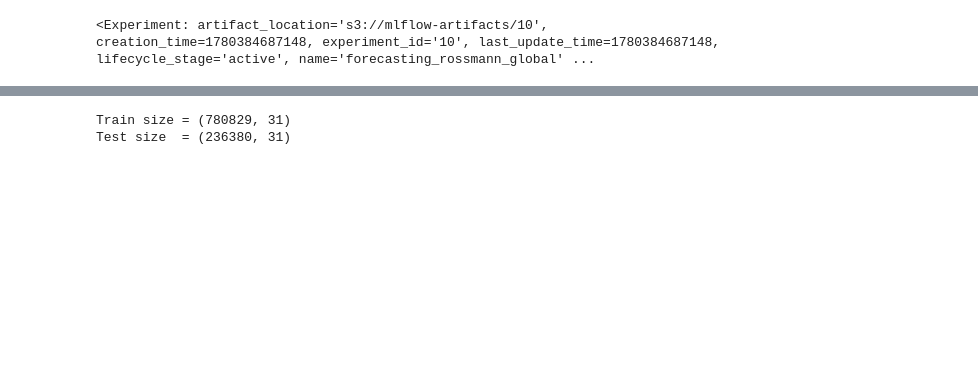
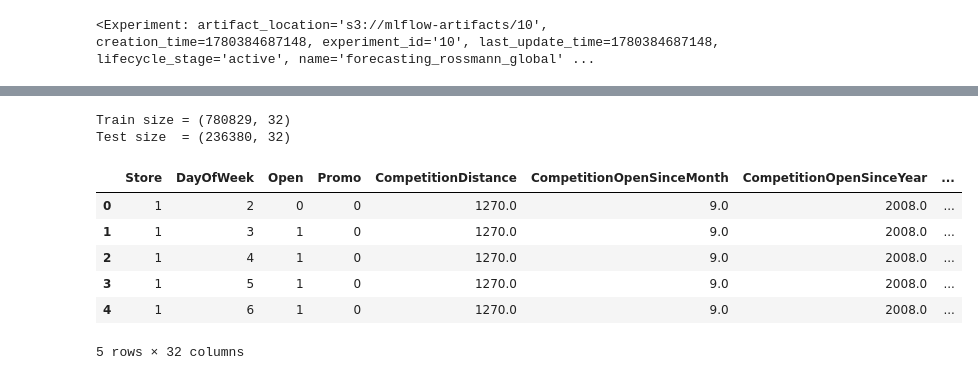
Before and after one commit to soutogustavo/rossmann-forecasting-benchmark, a Jupyter notebook: notebooks/TSF_rossman_forecasting.ipynb, the cells around one changed output, grey strips where cells are left out. Saved outputs shown, nothing was run; the diff lists cells and outputs as text; code cells hidden in the pictures; blank space fills up the shorter version.

```diff
--- a/notebooks/TSF_rossman_forecasting.ipynb
+++ b/notebooks/TSF_rossman_forecasting.ipynb
@@ -486,21 +368,41 @@ train_encoded.head()
-# %%
-date_threshold = "2015-01-01"
-e_train = train_encoded[train_encoded["Date"] < date_threshold]
-e_test = train_encoded[train_encoded["Date"] >= date_threshold]
-
-features = [col for col in e_train.columns if col not in ['Date', 'Sales', 'Customers']]
-
-X_train = e_train[features]
-y_train = e_train['Sales']
-
-X_test = e_test[features]
-y_test = e_test['Sales']
-
-print(f"Train size = {X_train.shape}")
-print(f"Test size  = {X_test.shape}")
-# %% [output]
-Train size = (780829, 31)
-Test size  = (236380, 31)
+# %%
+store_features = cluster_rossmann_stores(data=ptrain, store_data=pstore)
+
+train_encoded = extended_preprocessing_rossmann_xgb(
+    data=ptrain,
+    profile_data=store_features,
+    categorical_features=["StoreType", "Assortment", "Cluster"]
+)
+
+X_train, y_train, X_val, y_val = split_train_val_data(
+    data=train_encoded,
+    date_threshold="2015-01-01"
+)
+
+# Needed to correct predictions when predict Sales when Open=0
+masks_by_length = {
+    len(y_train): X_train["Open"].values,
+    len(y_val): X_val["Open"].values,
+}
+
+rossmann_eval= RossmannEvaluation(
+    masks_by_length=masks_by_length
+)
+
+print(f"Train size = {X_train.shape}")
+print(f"Test size  = {X_val.shape}")
+
+X_train.head(5)
+# %% [output]
+Train size = (780829, 32)
+Test size  = (236380, 32)
+|  | Store | DayOfWeek | Open | Promo | CompetitionDistance | CompetitionOpenSinceMonth | CompetitionOpenSinceYear | ... |
+| 0 | 1 | 2 | 0 | 0 | 1270.0 | 9.0 | 2008.0 | ... |
+| 1 | 1 | 3 | 1 | 0 | 1270.0 | 9.0 | 2008.0 | ... |
+| 2 | 1 | 4 | 1 | 0 | 1270.0 | 9.0 | 2008.0 | ... |
+| 3 | 1 | 5 | 1 | 0 | 1270.0 | 9.0 | 2008.0 | ... |
+| 4 | 1 | 6 | 1 | 0 | 1270.0 | 9.0 | 2008.0 | ... |
+5 rows × 32 columns
 # %%
 mlflow.xgboost.autolog()
 rn = random.getrandbits(16)
```
Also changed, not shown: parts of 17 cells of this notebook, 3 other files.
